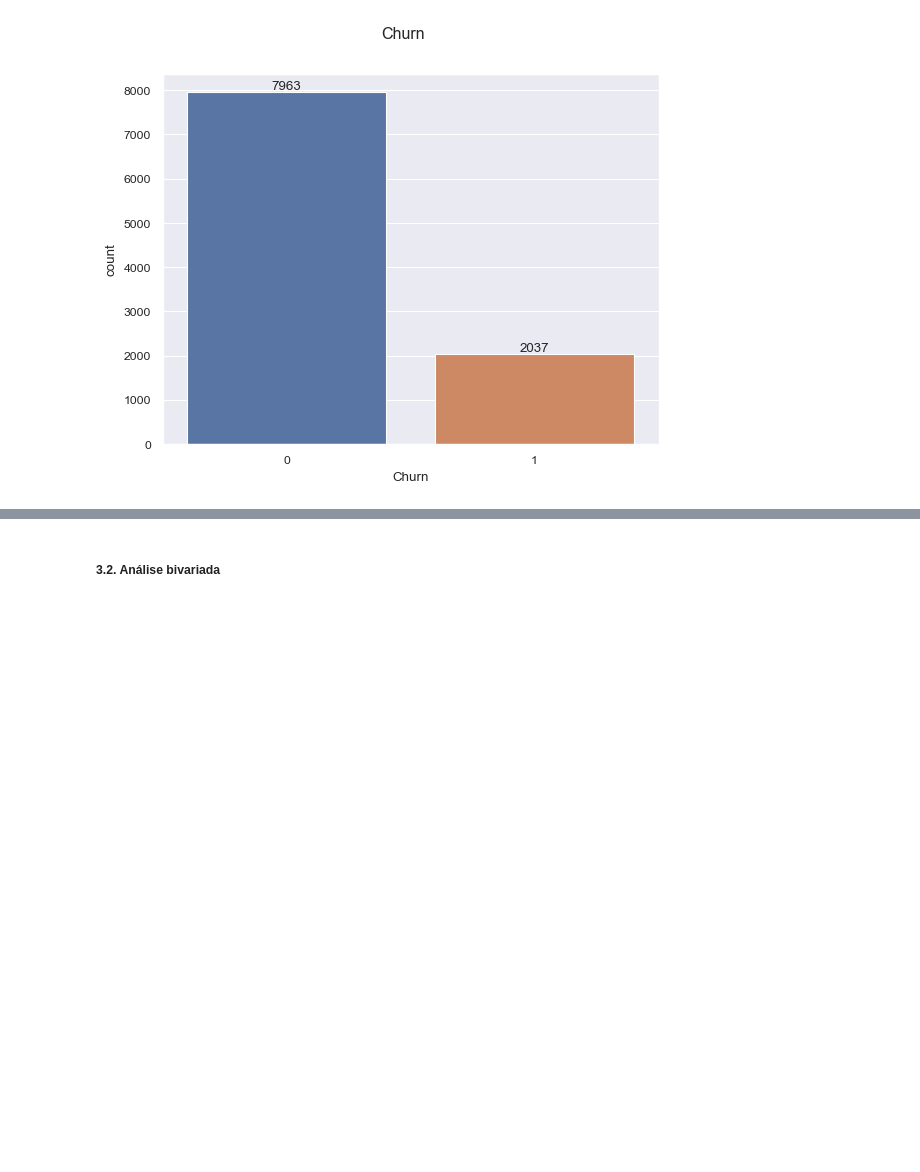
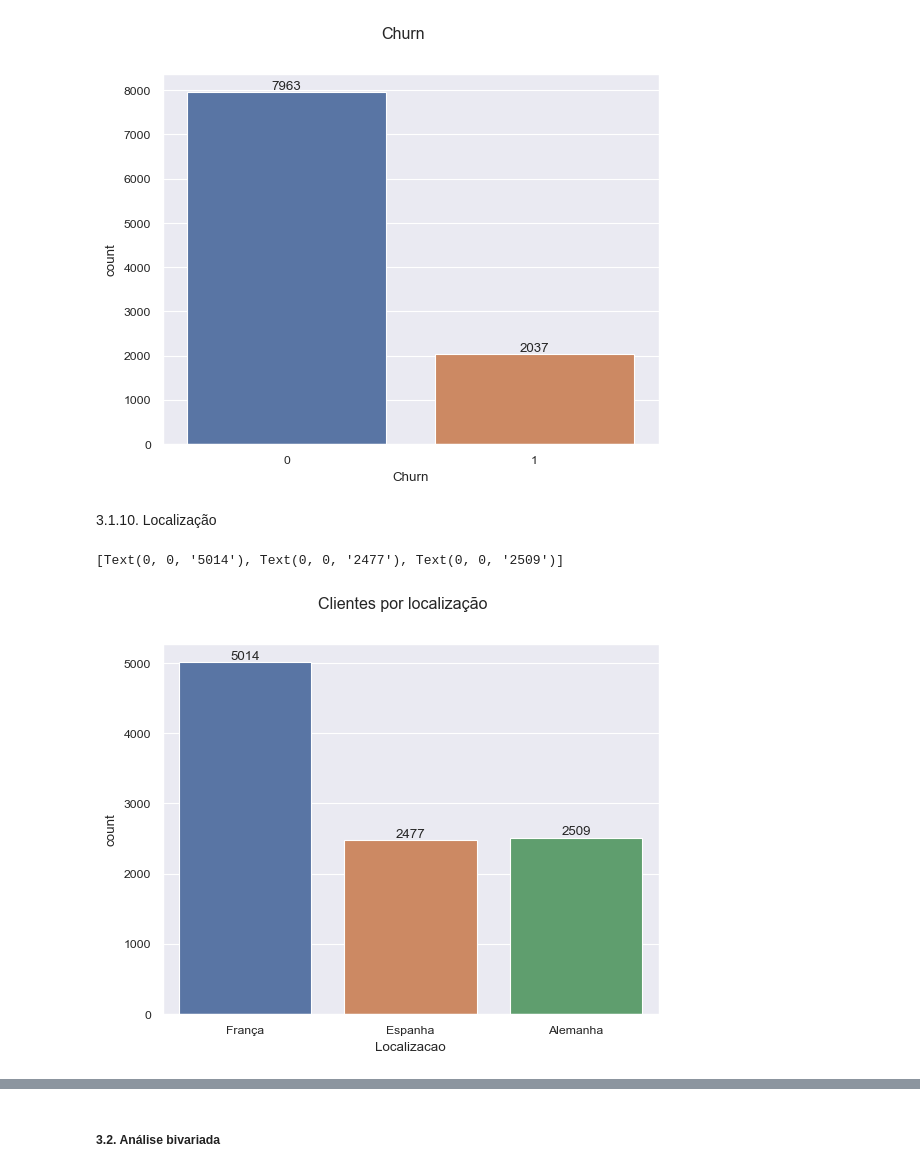
Before and after one commit to willyferreira/bank_churn, a Jupyter notebook: churn.ipynb, the cells around one changed output, grey strips where cells are left out. Drawn from its saved outputs; the diff is of its cells as text; code cells hidden in the pictures; blank space fills up the shorter version.

```diff
--- a/churn.ipynb
+++ b/churn.ipynb
@@ -305,3 +329,14 @@ ax.bar_label(ax.containers[0])
 # %% [output]
 [Text(0, 0, '7963'), Text(0, 0, '2037')]
 [figure]
+# %% [markdown]
+3.1.10. Localização
+# %%
+#Título da imagem
+plt.suptitle('Clientes por localização')
+ax = sns.countplot(data = df, x = df['Localizacao'])
+#Inclusão dos rótulos
+ax.bar_label(ax.containers[0])
+# %% [output]
+[Text(0, 0, '5014'), Text(0, 0, '2477'), Text(0, 0, '2509')]
+[figure, added]
```
Also changed, not shown: parts of 10 cells of this notebook, 1 other file.
